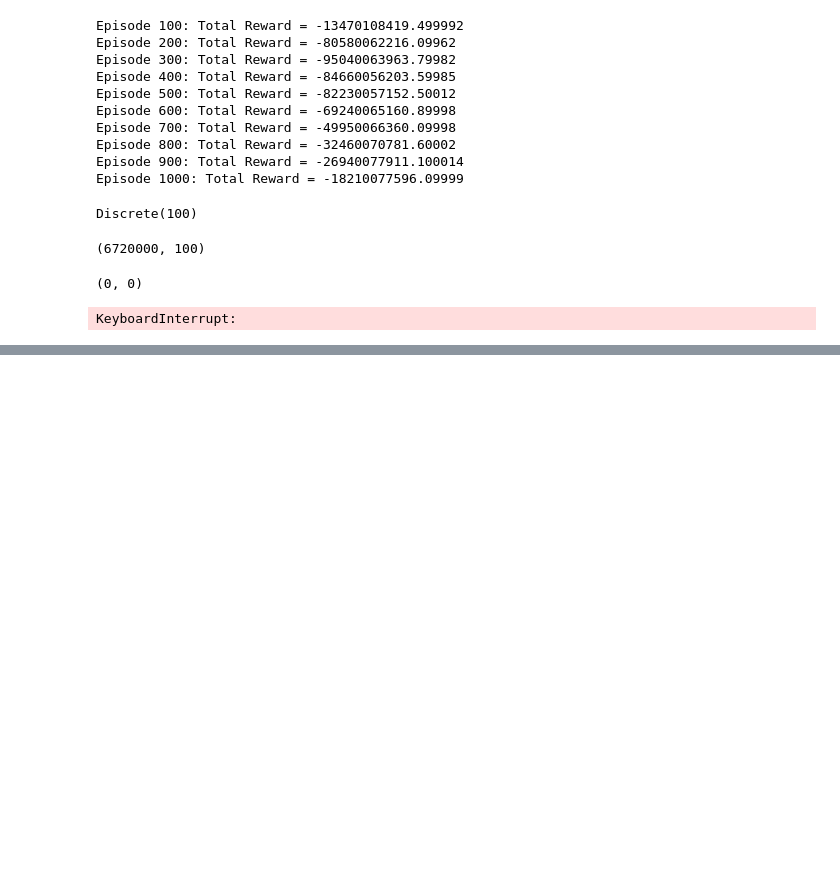
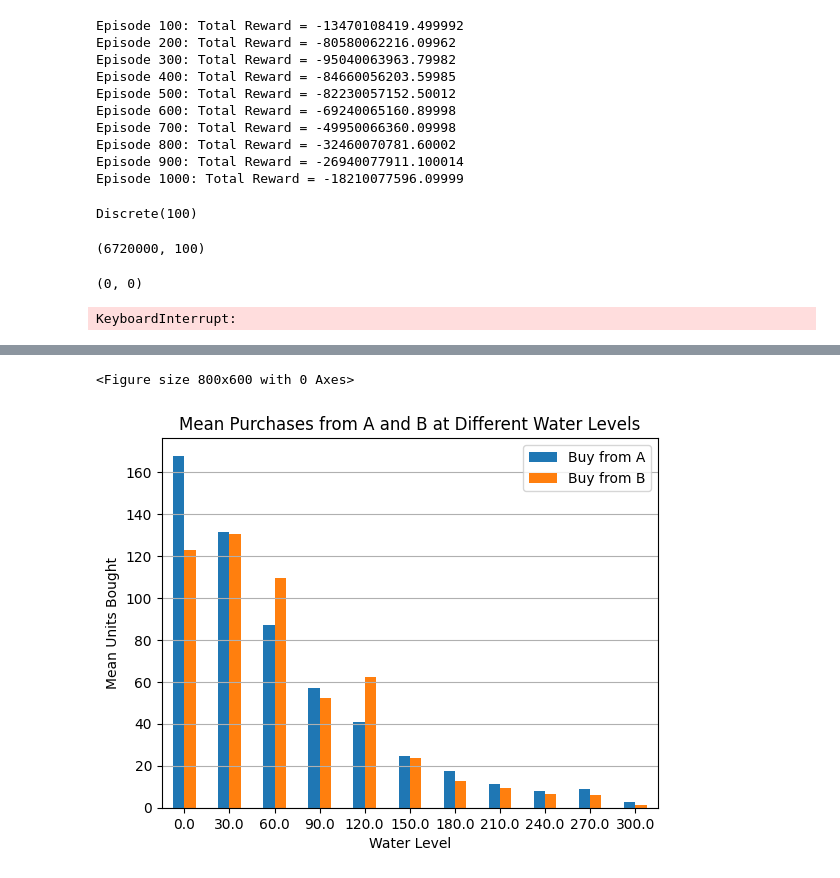
Before and after one commit to iftahtsdaka/iftah-eran-sdmrl, a Jupyter notebook: eran_temp_work/version_2/iftah-project.ipynb, the cells around one changed output, grey strips where cells are left out. Saved outputs shown, nothing was run; the diff lists cells and outputs as text; code cells hidden in the pictures; blank space fills up the shorter version.

Commit message:
visualize trajectories

```diff
--- a/eran_temp_work/version_2/iftah-project.ipynb
+++ b/eran_temp_work/version_2/iftah-project.ipynb
@@ -726,0 +764,30 @@ KeyboardInterrupt:
+# %%
+def record_and_analyze_trajectories(model, env, num_episodes=5):
+    trajectories = []
+    for ep in range(num_episodes):
+        obs, info = env.reset()
+        done = False
+        timestep = 0
+        while not done:
+            # Predict action and (if possible) get Q-values
+            action = model.predict(obs)
+            next_obs, reward, done, _, next_info = env.step(action)
+            buy_from_a, buy_from_b = env.env.action(action)
+            trajectories.append(info |{
+                'episode': ep,
+                'timestep': timestep,
+                'buy_from_a': buy_from_a,
+                'buy_from_b': buy_from_b,
+                'reward': reward,
+                'next_obs': next_obs,
+                'done': done,
+            })
+            timestep += 1
+            obs = next_obs
+            info = next_info
+    return trajectories
+
+data = record_and_analyze_trajectories(high_level_model, env=env)
+# %%
+import pandas as pd
+df = pd.DataFrame(data)
@@ -726,0 +810,15 @@ KeyboardInterrupt:
+# %%
+import matplotlib.pyplot as plt
+
+# Plot 1: Bar Chart for "buy_from_a" and "buy_from_b" grouped by Water Level
+plt.figure(figsize=(8, 6))
+df.groupby("water_level")[["buy_from_a", "buy_from_b"]].mean().plot(kind="bar", rot=0)
+plt.xlabel("Water Level")
+plt.ylabel("Mean Units Bought")
+plt.title("Mean Purchases from A and B at Different Water Levels")
+plt.legend(["Buy from A", "Buy from B"])
+plt.grid(axis="y")
+plt.show()
+# %% [output]
+<Figure size 800x600 with 0 Axes>
+[figure, added]
```
Also changed, not shown: parts of 5 cells of this notebook, 1 other file.
